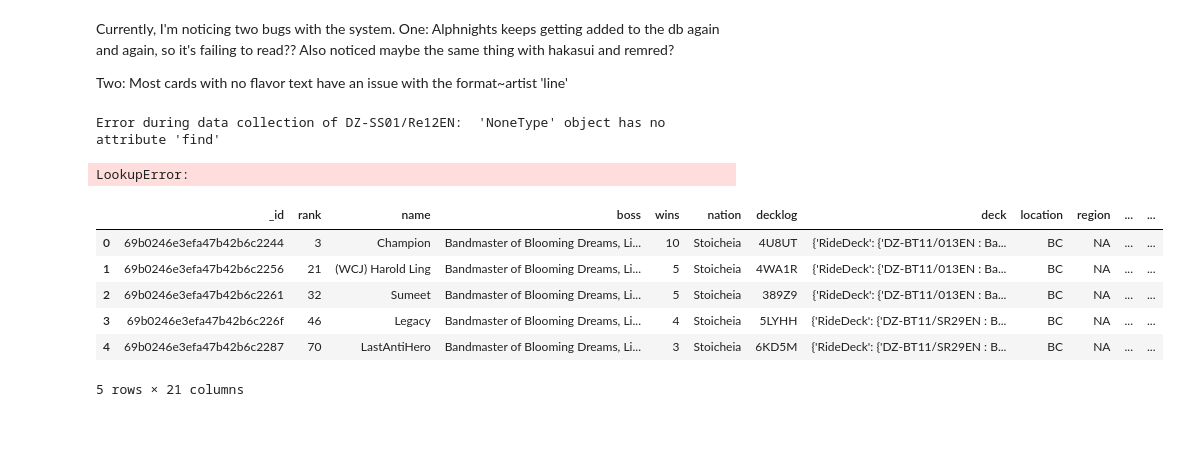
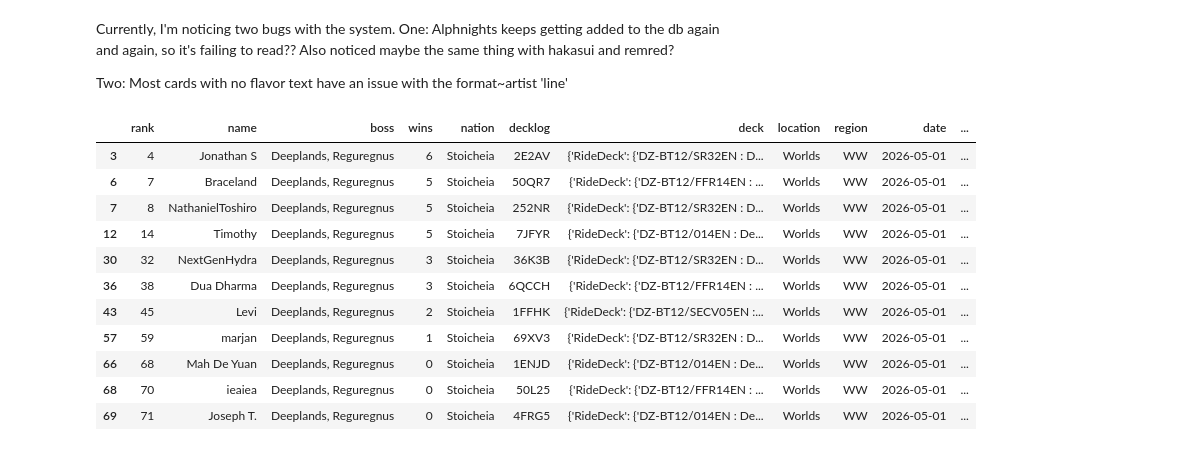
Before and after one commit to Silver-Sapphire/BCSanalysis, a Jupyter notebook: 05PerformanceComparison.ipynb, the cells around one changed output. Cells and saved outputs as stored; diff of their text form; code cells hidden in the pictures.

```diff
--- a/05PerformanceComparison.ipynb
+++ b/05PerformanceComparison.ipynb
@@ -44,8 +38,11 @@ LOCATIONS = [
 # %%
-full_df = db_operations.get_answer_from_table(database='main_table',
-                                              table='all_events',
-                                              query={'boss':
-                                                     {'$regex':BOSS_NAME}
-                                                     }
-                                             )
+full_df = pd.read_json(path.join('.json','Worlds.json'))
+full_df = full_df[full_df['boss']==BOSS_NAME]
+
+# full_df = db_operations.get_answer_from_table(database='main_table',
+#                                               table='all_events',
+#                                               query={'boss':
+#                                                      {'$regex':BOSS_NAME}
+#                                                      }
+#                                              )
 # %%
@@ -131,8 +146,10 @@ for i, row in full_df.iterrows():
         if '[CONT]:Sentinel' in lookup['effect']:
             if 'Unit' in lookup['type']:
                 name = 'Sentinel'
+            elif 'Order' in lookup['type']:
+                name = 'Elementaria Sanctitude'
             else:
-                name = 'Elementaria'
+                raise ValueError("Sentinel With No Type Found")
 
         if '[CONT]:This card is' in lookup['effect']:
             first = lookup['effect'].find('"')+1
@@ -142,20 +159,24 @@ for i, row in full_df.iterrows():
         new_deck[name] += amount
 
     copy.at[i, 'deck']['MainDeck'] = new_deck
-# %% [output]
-Error during data collection of DZ-SS01/Re12EN:  'NoneType' object has no attribute 'find'
-LookupError:
+# %%
+full_df = redo_features(full_df)
 # %%
 # foo = card_data_collection_pipeline.get_card_info_from_bushi_site('DZ-SS08/007EN')
 # foo
 # %%
-full_df.head()
+full_df.head(20)
 # %% [output]
-|  | _id | rank | name | boss | wins | nation | decklog | deck | location | region | ... | ... |
-| 0 | 69b0246e3efa47b42b6c2244 | 3 | Champion | Bandmaster of Blooming Dreams, Li... | 10 | Stoicheia | 4U8UT | {'RideDeck': {'DZ-BT11/013EN : Ba... | BC | NA | ... | ... |
-| 1 | 69b0246e3efa47b42b6c2256 | 21 | (WCJ) Harold Ling | Bandmaster of Blooming Dreams, Li... | 5 | Stoicheia | 4WA1R | {'RideDeck': {'DZ-BT11/013EN : Ba... | BC | NA | ... | ... |
-| 2 | 69b0246e3efa47b42b6c2261 | 32 | Sumeet | Bandmaster of Blooming Dreams, Li... | 5 | Stoicheia | 389Z9 | {'RideDeck': {'DZ-BT11/013EN : Ba... | BC | NA | ... | ... |
-| 3 | 69b0246e3efa47b42b6c226f | 46 | Legacy | Bandmaster of Blooming Dreams, Li... | 4 | Stoicheia | 5LYHH | {'RideDeck': {'DZ-BT11/SR29EN : B... | BC | NA | ... | ... |
-| 4 | 69b0246e3efa47b42b6c2287 | 70 | LastAntiHero | Bandmaster of Blooming Dreams, Li... | 3 | Stoicheia | 6KD5M | {'RideDeck': {'DZ-BT11/SR29EN : B... | BC | NA | ... | ... |
+|  | rank | name | boss | wins | nation | decklog | deck | location | region | date | ... |
+| 3 | 4 | Jonathan S | Deeplands, Reguregnus | 6 | Stoicheia | 2E2AV | {'RideDeck': {'DZ-BT12/SR32EN : D... | Worlds | WW | 2026-05-01 | ... |
+| 6 | 7 | Braceland | Deeplands, Reguregnus | 5 | Stoicheia | 50QR7 | {'RideDeck': {'DZ-BT12/FFR14EN : ... | Worlds | WW | 2026-05-01 | ... |
+| 7 | 8 | NathanielToshiro | Deeplands, Reguregnus | 5 | Stoicheia | 252NR | {'RideDeck': {'DZ-BT12/SR32EN : D... | Worlds | WW | 2026-05-01 | ... |
+| 12 | 14 | Timothy | Deeplands, Reguregnus | 5 | Stoicheia | 7JFYR | {'RideDeck': {'DZ-BT12/014EN : De... | Worlds | WW | 2026-05-01 | ... |
+| 30 | 32 | NextGenHydra | Deeplands, Reguregnus | 3 | Stoicheia | 36K3B | {'RideDeck': {'DZ-BT12/SR32EN : D... | Worlds | WW | 2026-05-01 | ... |
+| 36 | 38 | Dua Dharma | Deeplands, Reguregnus | 3 | Stoicheia | 6QCCH | {'RideDeck': {'DZ-BT12/FFR14EN : ... | Worlds | WW | 2026-05-01 | ... |
+| 43 | 45 | Levi | Deeplands, Reguregnus | 2 | Stoicheia | 1FFHK | {'RideDeck': {'DZ-BT12/SECV05EN :... | Worlds | WW | 2026-05-01 | ... |
+| 57 | 59 | marjan | Deeplands, Reguregnus | 1 | Stoicheia | 69XV3 | {'RideDeck': {'DZ-BT12/SR32EN : D... | Worlds | WW | 2026-05-01 | ... |
+| 66 | 68 | Mah De Yuan | Deeplands, Reguregnus | 0 | Stoicheia | 1ENJD | {'RideDeck': {'DZ-BT12/014EN : De... | Worlds | WW | 2026-05-01 | ... |
+| 68 | 70 | ieaiea | Deeplands, Reguregnus | 0 | Stoicheia | 50L25 | {'RideDeck': {'DZ-BT12/FFR14EN : ... | Worlds | WW | 2026-05-01 | ... |
+| 69 | 71 | Joseph T. | Deeplands, Reguregnus | 0 | Stoicheia | 4FRG5 | {'RideDeck': {'DZ-BT12/014EN : De... | Worlds | WW | 2026-05-01 | ... |
-5 rows × 21 columns
 # %%
```
Also changed, not shown: parts of 14 cells of this notebook, 9 other files.
